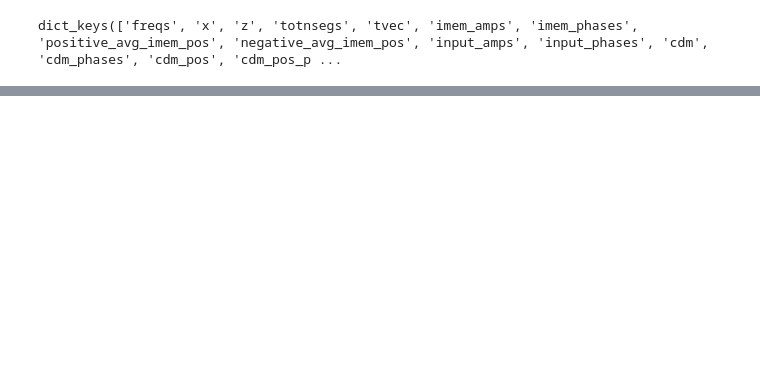
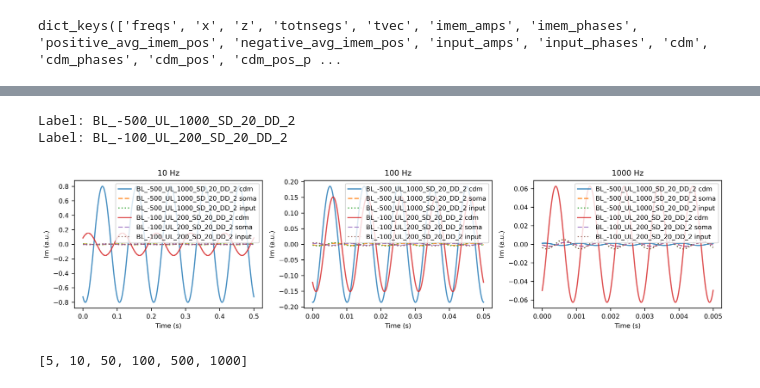
Before and after one commit to SusanneDahle/CellTypeDependenceElStim, a Jupyter notebook: notebooks/Fig-5.ipynb, the cells around one changed output, grey strips where cells are left out. Saved outputs shown, nothing was run; the diff lists cells and outputs as text; code cells hidden in the pictures; blank space fills up the shorter version.

```diff
--- a/notebooks/Fig-5.ipynb
+++ b/notebooks/Fig-5.ipynb
@@ -375,0 +670,78 @@ plot_imem_ideal(scatter_imem_data, imem_data, xlim1 = (None, -0.002), xlim2 = (-
+# %%
+fig, axes = plt.subplots(1, 3, figsize=(12, 3))
+ax1, ax2, ax3 = axes
+
+# Frequencies to plot and corresponding time windows
+plot_freqs = {
+    10: 0.5,      # Hz : seconds
+    100: 0.05,
+    1000: 0.005
+}
+
+# Colors for clarity
+colors = ['tab:blue', 'tab:orange', 'tab:green']
+
+for i, label in enumerate(imem_data):
+    cell_data = imem_data[label]
+
+    imem_amps = np.array(cell_data['imem_amps'])
+    imem_phases = np.array(cell_data['imem_phases'])
+    soma_amps = imem_amps[0]
+    soma_phases = imem_phases[0]
+
+    input_amps = np.array(cell_data['input_amps'])
+    input_phases = np.array(cell_data['input_phases'])
+
+    cdm_amps = np.array(cell_data['cdm'])
+    cdm_phases = np.array(cell_data['cdm_phases'])
+
+    print(f"Label: {label}")
+
+    # Loop over frequencies of interest
+    for ax, (f, tmax) in zip([ax1, ax2, ax3], plot_freqs.items()):
+        # Time vector
+        t = np.linspace(0, tmax, 2000)
+
+        # Indices of this frequency in your freqs array
+        f_idx = np.where(freqs == f)[0][0]
+
+        # Retrieve amplitude & phase
+        cdm_amp = cdm_amps[f_idx]
+        cdm_phase = cdm_phases[f_idx]
+
+        soma_amp = soma_amps[f_idx]
+        soma_phase = soma_phases[f_idx]
+
+        input_amp = input_amps[f_idx]
+        input_phase = input_phases[f_idx]
+
+        # Generate waves
+        cdm_wave = cdm_amp * np.sin(2*np.pi*f*t + cdm_phase)
+        soma_wave = soma_amp * np.sin(2*np.pi*f*t + soma_phase)
+        input_wave = input_amp * np.sin(2*np.pi*f*t + input_phase)
+
+        # Plot
+        ax.plot(t, cdm_wave, label=f"{label} cdm", alpha=0.8)
+        ax.plot(t, soma_wave, label=f"{label} soma", linestyle='--', alpha=0.8)
+        ax.plot(t, input_wave, label=f"{label} input", linestyle=':', alpha=0.8)
+
+
+# Axis labels and titles
+ax1.set_title("10 Hz")
+ax2.set_title("100 Hz")
+ax3.set_title("1000 Hz")
+for ax in [ax1, ax2, ax3]:
+    ax.set_xlabel("Time (s)")
+    ax.set_ylabel("Im (a.u.)")
+    ax.legend()
+
+plt.tight_layout()
+plt.show()
+# %% [output]
+Label: BL_-500_UL_1000_SD_20_DD_2
+Label: BL_-100_UL_200_SD_20_DD_2
+[figure, added]
+# %%
+imem_data['BL_-500_UL_1000_SD_20_DD_2']['freqs']
+# %% [output]
+[5, 10, 50, 100, 500, 1000]
```
Also changed, not shown: parts of 6 cells of this notebook, 1 other file.
